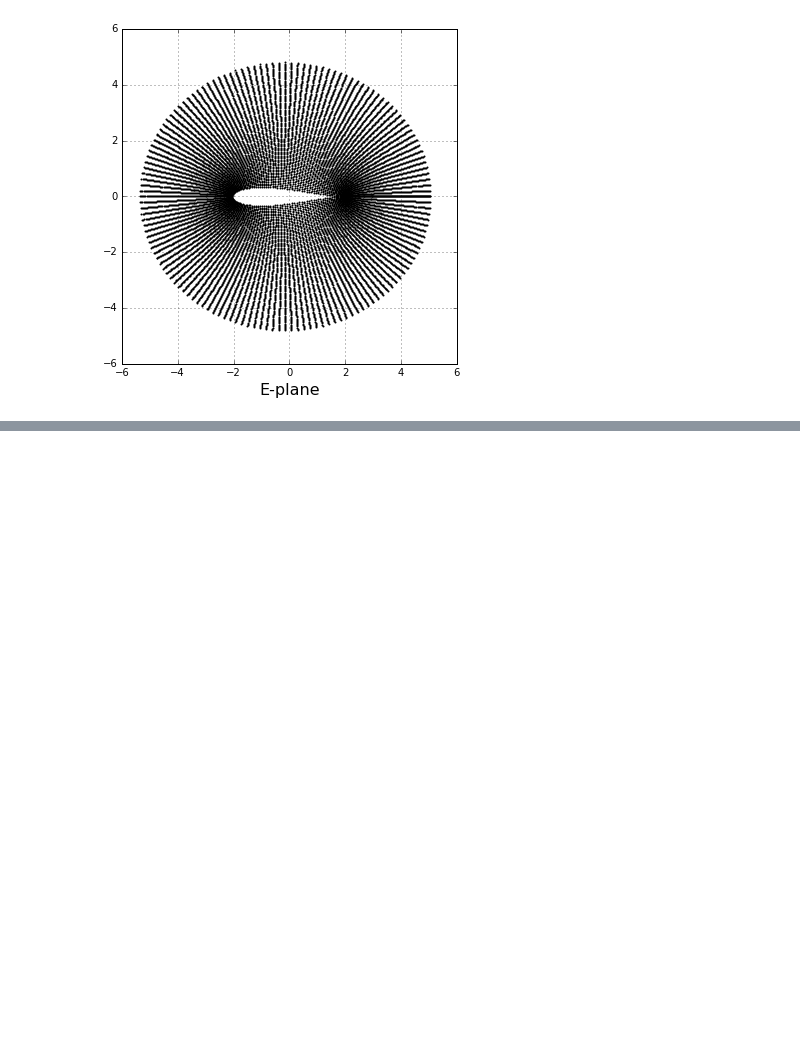
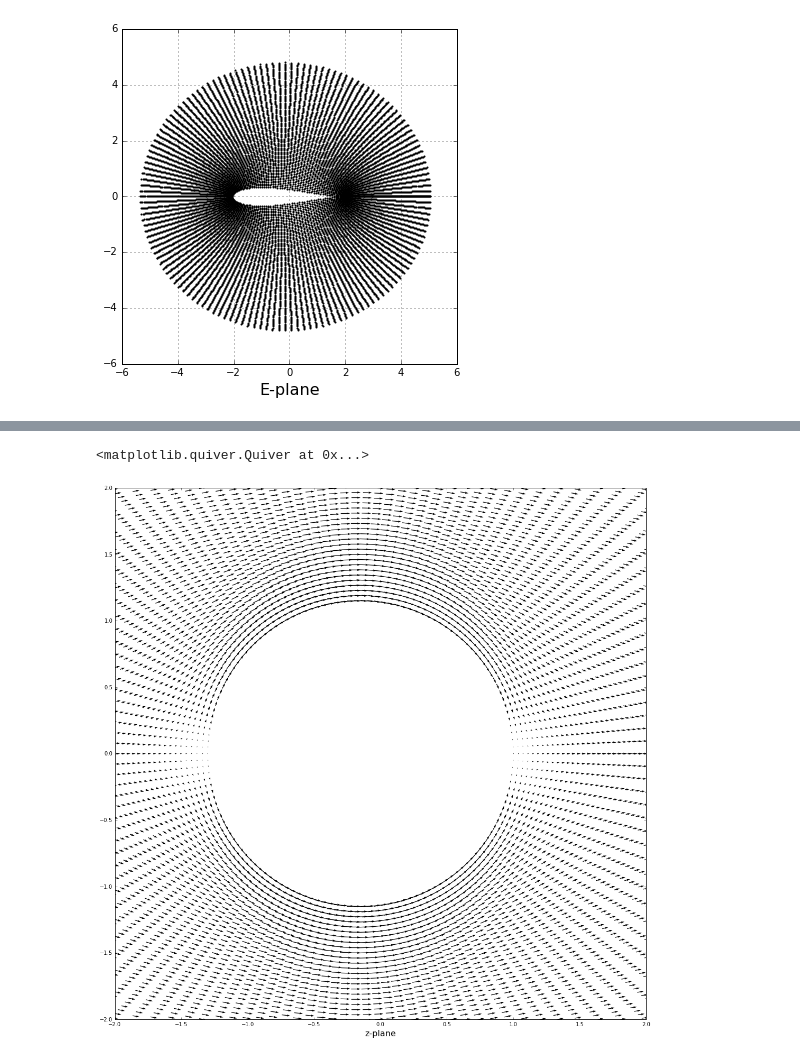
Before and after one commit to liu19941121/mae6226-work, a Jupyter notebook: assignment_2.ipynb, the cells around one changed output, grey strips where cells are left out. Drawn from its saved outputs; the diff is of its cells as text; code cells hidden in the pictures; blank space fills up the shorter version.

```diff
--- a/assignment_2.ipynb
+++ b/assignment_2.ipynb
@@ -135,0 +197,12 @@ pyplot.scatter(E_4.real, E_4.imag, color='k', s=4, marker='o', linewidth=0)
+# %%
+z = z_x + z_y * 1j
+W_E = (u - v * 1j)/(1-(c/z)**2)
+size = 18
+pyplot.figure(figsize=(size, size))
+pyplot.xlabel('z-plane', fontsize=16)
+pyplot.xlim(-2.0, 2.0)
+pyplot.ylim(-2.0, 2.0)
+pyplot.quiver(z_x, z_y, u, v, units='xy',pivot='tip',width=0.005,scale=20)
+# %% [output]
+<matplotlib.quiver.Quiver at 0x...>
+[figure, added]
```
Also changed, not shown: parts of 15 cells of this notebook.
